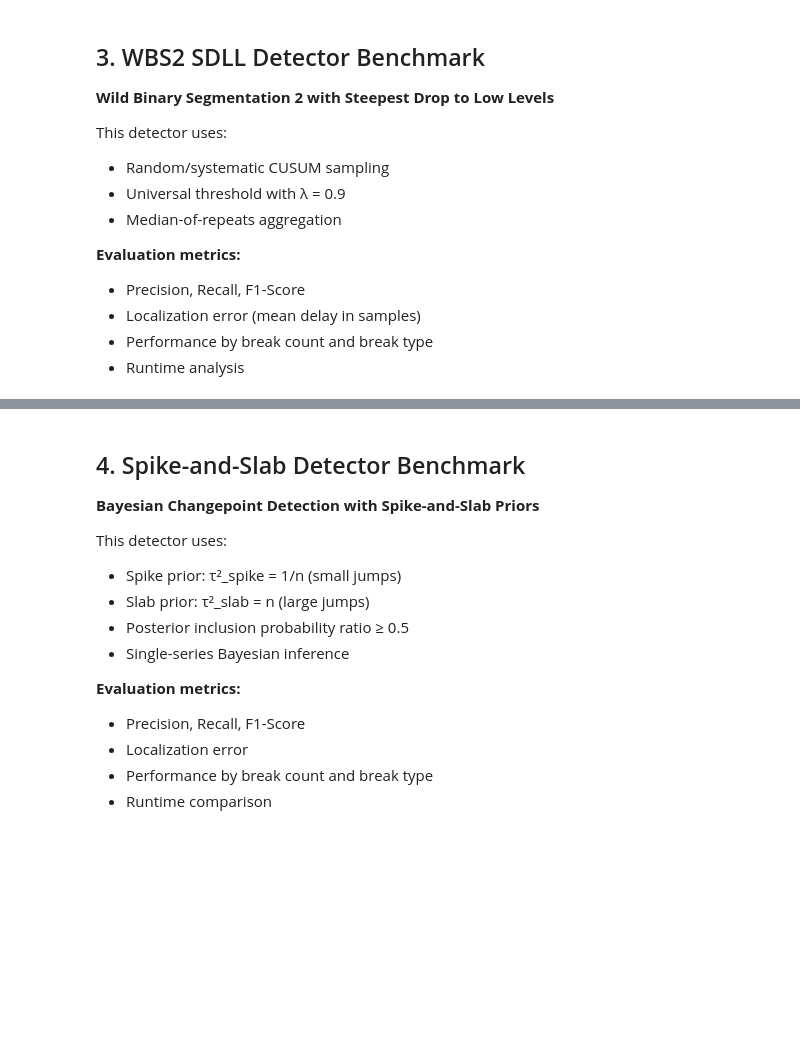
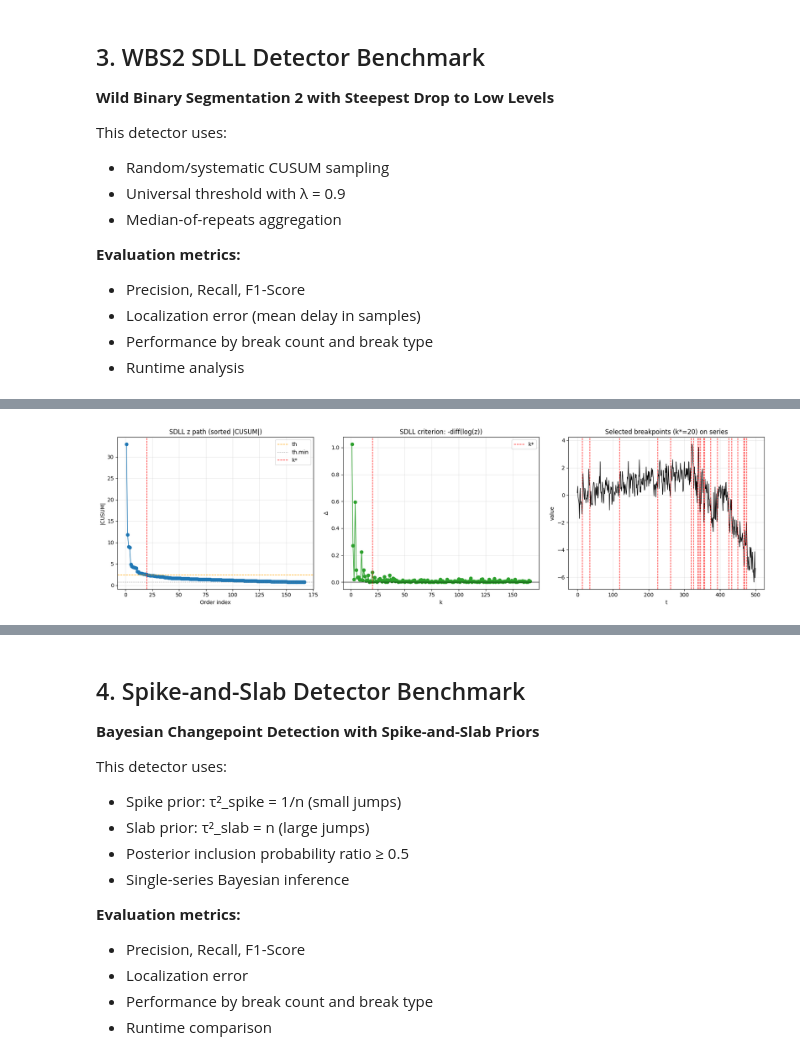
Before and after one commit to aaldarmaki9/Structural-Break-Detection, a Jupyter notebook: results_notebook.ipynb, the cells around one changed output, grey strips where cells are left out. Cells and saved outputs as stored; diff of their text form; code cells hidden in the pictures; blank space fills up the shorter version.

```diff
--- a/results_notebook.ipynb
+++ b/results_notebook.ipynb
@@ -127,0 +133,9 @@ Variance Shift (14 series): P=0.010, R=0.828, F1=0.020, LocErr=6.0
+# %%
+from wbs2_detector import plot_sdll_path
+
+df = pd.read_pickle('synthetic_breaks_100_500_min50.pkl')
+series = df.loc[0, [c for c in df.columns if c.startswith('t_')]].to_numpy(dtype=float)
+
+plot_sdll_path(series, universal=True, lambda_param=0.9, cusums="systematic")
+# %% [output]
+[figure, added]
```
Also changed, not shown: parts of 5 cells of this notebook, 1 other file.
